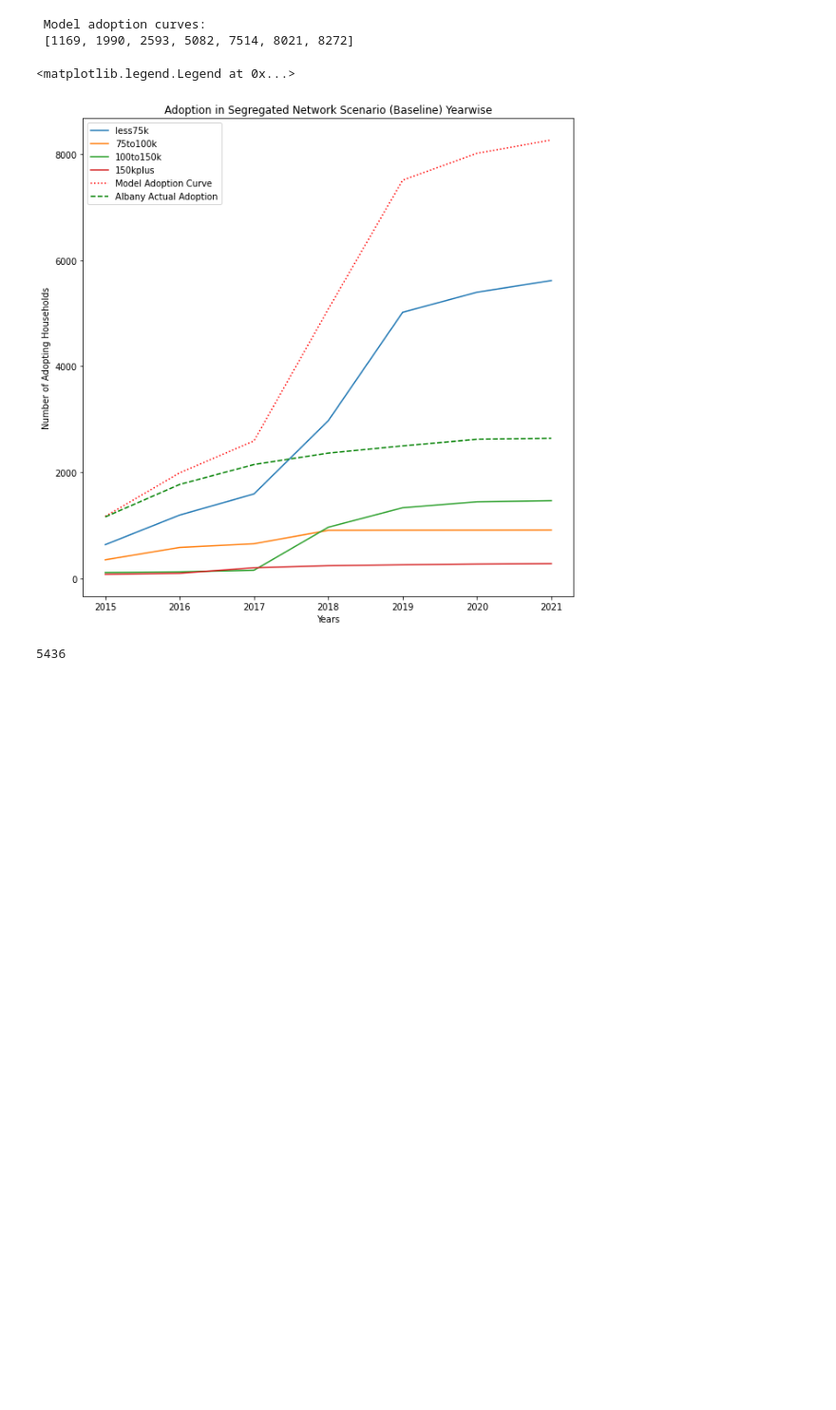
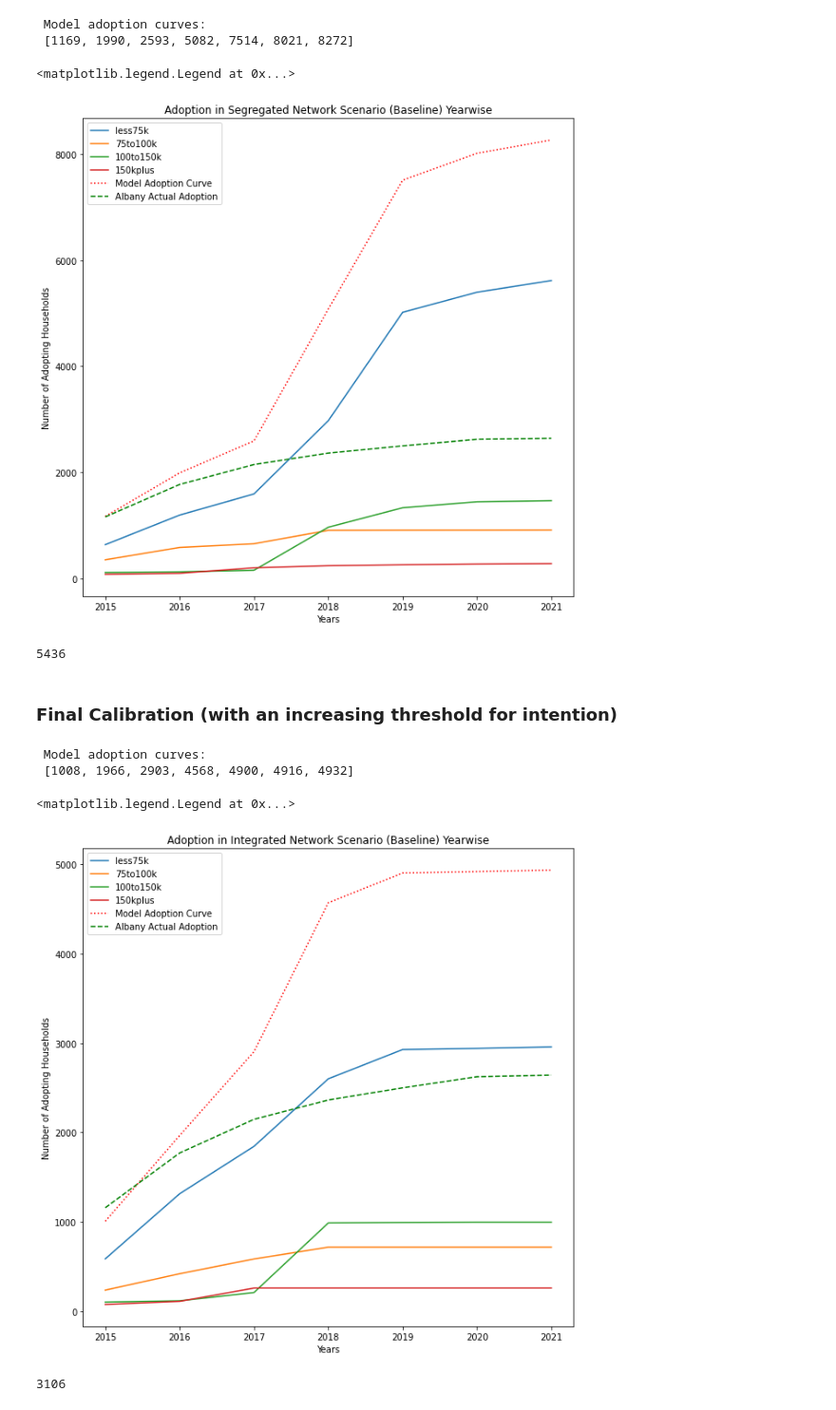
Before and after one commit to aarsundaram/Solar-Adoption-Model-ABM, a Jupyter notebook: notebook/results.ipynb, the cells around one changed output. Shown at 95% size. Drawn from its saved outputs; the diff is of its cells as text; code cells hidden in the pictures; blank space fills up the shorter version.

Commit message:
calibrating integrated once again

```diff
--- a/notebook/results.ipynb
+++ b/notebook/results.ipynb
@@ -147,3 +147,66 @@ t = t.drop_duplicates(subset=['case_id'])
 len(t)
 # %% [output]
 5436
+# %% [markdown]
+### Final Calibration (with an increasing threshold for intention)
+# %%
+# concatenating all generated inputs into 1 big file
+files = glob.glob(rootpath+'/experiment/integrated/mu02/*.csv')
+sample = pd.read_csv(files[0])
+
+merged_file=pd.DataFrame(columns=sample.columns)
+for f in files:
+   merged_file= pd.concat([merged_file,pd.read_csv(f)])
+
+#merged_file = pd.read_csv(rootpath+'experiment/segregated/yearwise/merged_yearwise_segregated.csv')
+merged_file_subset = merged_file[['timestep','case_id','adoption_status']]  # to keep file small and manageable
+
+## export the merged file if not merged already:
+#merged_file.to_csv(rootpath+'experiment/segregated/yearwise/merged_yearwise_segregated.csv')
+## get adoption curve for the simulation
+adoption_numbers = []
+
+for i in range(1,8):
+    t= merged_file_subset.loc[merged_file_subset['timestep']==i]
+    adoption_numbers.append(len(t.loc[t['adoption_status']==1]['case_id'].unique()))
+
+print('\n Model adoption curves:\n',adoption_numbers)
+
+## get adoption numbers per income group
+incomegroups={'less75k':[],'75to100k':[],'100to150k':[],'150kplus':[]}
+
+for i in range(1,8): #timesteps
+    t= merged_file.loc[merged_file['timestep']==i]
+    t= t.loc[t['adoption_status']==1]
+    t['income']= t['case_id'].map(incomemap)
+    t = t.drop_duplicates(subset=['case_id'])
+    a = t.groupby('income')['case_id'].count().to_dict()
+    for k in a.keys():
+        incomegroups[k].append(a[k])
+
+
+#plotting
+fig,ax = plt.subplots(figsize=(10,10))
+timesteps= [2015,2016,2017,2018,2019,2020,2021]
+for income in incomegroups.keys():
+    plt.plot(timesteps,incomegroups[income],label=income)
+
+plt.plot(timesteps,adoption_numbers,label='Model Adoption Curve',color='red',linestyle='dotted')
+plt.plot(timesteps,actual_adoptioncurve,label='Albany Actual Adoption',color='green',linestyle='dashed')
+plt.title('Adoption in Integrated Network Scenario (Baseline) Yearwise')
+plt.xlabel('Years')
+plt.ylabel('Number of Adopting Households')
+plt.legend()
+# %% [output]
+ Model adoption curves:
+ [1008, 1966, 2903, 4568, 4900, 4916, 4932]
+<matplotlib.legend.Legend at 0x...>
+[figure, added]
+# %%
+t= merged_file.loc[merged_file['timestep']==4]
+#t= t.loc[(t['adoption_status']==1) & (t['intention']>0.85)]
+t= t.loc[t['intention']>0.875]
+t = t.drop_duplicates(subset=['case_id'])
+len(t)
+# %% [output]
+3106
```
Also changed, not shown: 3 other files.
